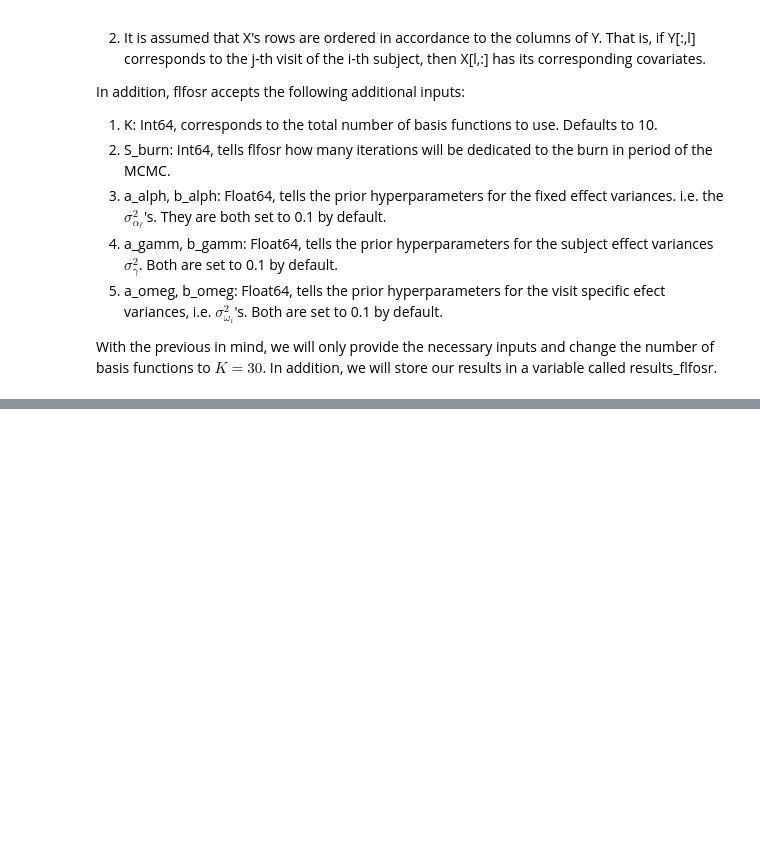
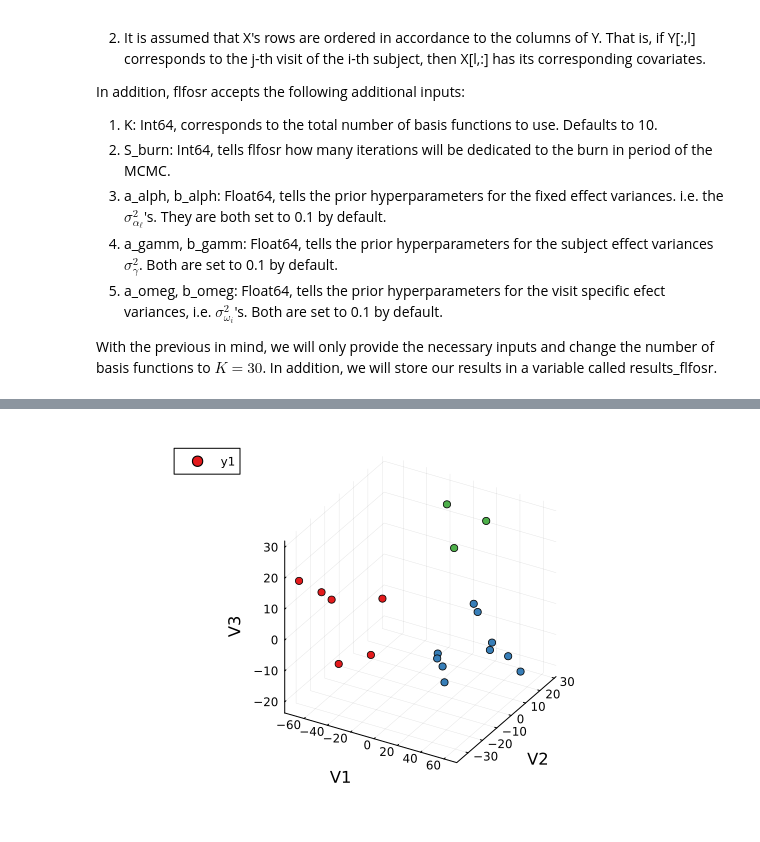
Before and after one commit to LarsDanielJohaN/FastBayesFMMs.jl, a Jupyter notebook: UseTutorialFastBayesFMMs.ipynb, the cells around one changed output, grey strips where cells are left out. Cells and saved outputs as stored; diff of their text form; code cells hidden in the pictures; blank space fills up the shorter version.

Commit message:
Update score comparison

```diff
--- a/UseTutorialFastBayesFMMs.ipynb
+++ b/UseTutorialFastBayesFMMs.ipynb
@@ -192,0 +187,63 @@ plotf_mean_q(alpha_postf[:,1 , :]    )
+# %%
+
+
+R"""
+#Q1: INN, AJU, MPS, AJM, PED, CCA.
+#Q2: HGM, BJU, TLA, GAM, UIZ, SAG, CAM, MER, NEZ, SAC
+#Q3: UAX, FAR, MON
+q1 <- c("INN","AJU", "MPS", "AJM", "PED", "CCA", "MPA")
+q2 <- c("HGM", "BJU", "TLA", "GAM", "UIZ", "SAG", "CAM", "MER", "NEZ", "SAC")
+q3 <- c("UAX", "FAR", "MON")
+
+unique_stations <- data.frame(station = unique(data$Station))
+
+
+
+unique_stations <- unique_stations%>%mutate(quadrant = case_when(
+                                      station %in% q1 ~ "q1",
+                                      station %in% q2 ~ "q2",
+                                      station %in% q3 ~ "q3"))
+
+unique_stations <- unique_stations%>%mutate(color = case_when(
+  station %in% q1 ~ '#e41a1c',
+  station %in% q2 ~ '#377eb8',
+  station %in% q3 ~ '#4daf4a'))
+
+print( unique_stations)
+"""
+
+colors_q = rcopy(Vector{String} , R"unique_stations$color")
+
+gamma_post = results_flfosr["ga_post"]
+B = results_flfosr["B"]
+
+#println(size(B))
+#println(size(gamma_post))
+PostGamma = zeros(168, 19, 1002)
+PostGammaMean = zeros(168, 19)
+PostCoeffGammaMean = zeros(K, 19)
+K = 26
+
+for s in 1:1002
+    PostGamma[:, :, s] = B*gamma_post[:, :, s]
+end
+
+for k in 1:K
+    PostCoeffGammaMean[k, :] = mean(gamma_post[k, :, :], dims = 2)
+end
+
+for s in 1:19
+    PostGammaMean[:, s] = mean(PostGamma[:, s, :], dims = 2)
+end
+
+VarGammaMean = dropdims(var(PostCoeffGammaMean, dims = 2), dims = 2 )
+larg_var_gamma_mean = partialsortperm(VarGammaMean, 1:3, rev = true)
+coeff_scores_an = PostCoeffGammaMean[larg_var_gamma_mean, :]
+
+MeanGammaMean = dropdims(mean(PostCoeffGammaMean, dims = 2), dims = 2)
+
+
+#println(size(VarGammaMean))
+#display(VarGammaMean)
+scatter(coeff_scores_an[1, :], coeff_scores_an[2, :], coeff_scores_an[3, :], markercolor = colors_q, xlabel = "V1", ylabel = "V2", zlabel = "V3")
+# %% [output]
@@ -192,0 +270 @@ plotf_mean_q(alpha_postf[:,1 , :]    )
+[figure, added]
```
Also changed, not shown: parts of 9 cells of this notebook.
